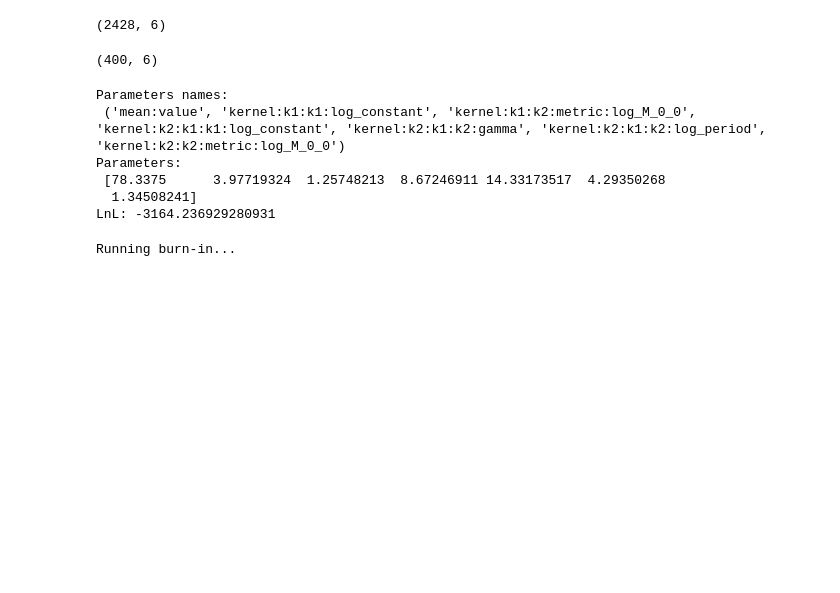
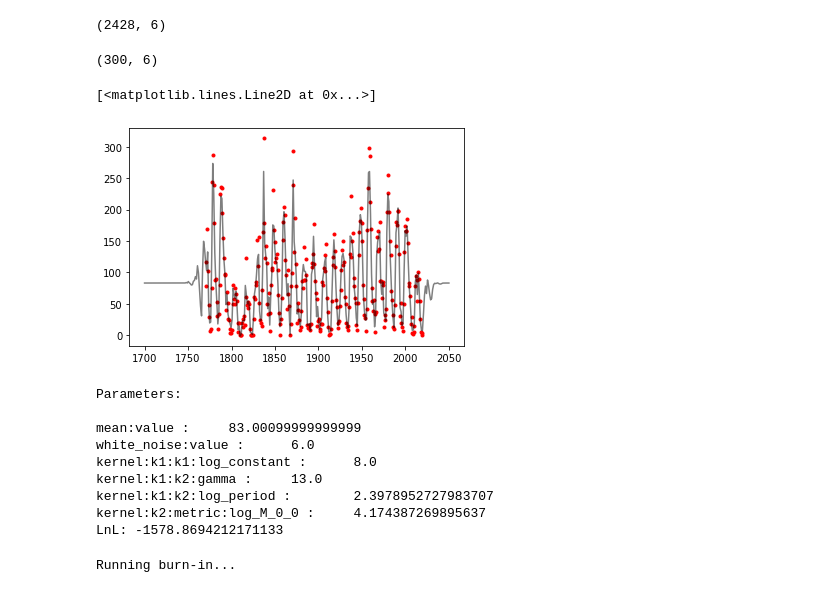
Before and after one commit to christandoi/ast596fds-final, a Jupyter notebook: frank/nb1.ipynb, the cells around one changed output. Saved outputs shown, nothing was run; the diff lists cells and outputs as text; code cells hidden in the pictures; blank space fills up the shorter version.

```diff
--- a/frank/nb1.ipynb
+++ b/frank/nb1.ipynb
@@ -158,46 +158,57 @@ silso_monthly = silso_monthly[silso_monthly[:,3] != -1]
 silso_monthly.shape
 # %% [output]
 (2428, 6)
-# %%
-k1 = 66**2 * kernels.ExpSquaredKernel(metric=67**2)
-k2 = 2.4**2 * kernels.ExpSquaredKernel(90**2) * kernels.ExpSine2Kernel(gamma=2/1.3**2, log_period=0.0)
-k3 = 0.66**2 * kernels.RationalQuadraticKernel(log_alpha=np.log(0.78), metric=1.2**2)
-k4 = 0.18**2 * kernels.ExpSquaredKernel(1.6**2)
-kernel = k1 + k2 + k3 + k4
 # %%
-k1 = np.exp(5.9) * kernels.ExpSquaredKernel(metric=np.exp(1.7))
-k2 = np.exp(8.3) * kernels.ExpSine2Kernel(gamma=13,log_period=2.4)* kernels.ExpSquaredKernel(metric=np.exp(1))
-# k3 = np.exp(5.5) * kernels.ExpSquaredKernel(metric=np.exp(-10))
-# k4 = np.exp(1) * kernels.RationalQuadraticKernel(log_alpha=np.log(0.78), metric=1.2**2)
+guess = np.array([np.log(8)])
 
-kernel =  k1 + k2 #+ k3 + k4
+
+def kernel(A,gamma,logP,m):
+
+    # k1 = np.exp(5.9) * kernels.ExpSquaredKernel(metric=np.exp(1.7))
+    k2 = A * kernels.ExpSine2Kernel(gamma=gamma,log_period=logP)* \
+    kernels.ExpSquaredKernel(metric=m)
+    # k3 = np.exp(5.5) * kernels.ExpSquaredKernel(metric=np.exp(-10))
+    # k4 = np.exp(1) * kernels.RationalQuadraticKernel(log_alpha=np.log(0.78), metric=1.2**2)
+
+    return k2
 # %%
 # select only nth data points
-nth = 15
-data_select = silso_monthly[-400:]
+nth = 10
+data_select = silso_monthly[-3000::nth]
 print(data_select.shape)
 
 t = data_select[:,1]
 y = data_select[:,2]
 yerr = data_select[:,3]
 
-t_train = data_train[:,1]
-y_train = data_train[:,2]
-yerr_train = data_train[:,3]
+guess = [np.exp(8), 13, np.log(11), 65]
 
-gp = george.GP(kernel, mean=np.mean(y), fit_mean=True)
+gp = george.GP(kernel=kernel(*guess), mean=np.mean(y), fit_mean=True,
+              white_noise=6, fit_white_noise=True)
 gp.compute(t, yerr)
+
+t_pred = np.linspace(1700,2050,300)
+pred = gp.predict(y, t_pred, return_cov=False)
+
+plt.plot(data_select[:,1], data_select[:,2], 'r.')
+plt.plot(t_pred, pred, 'k', alpha=0.5)
 # %% [output]
-(400, 6)
+(300, 6)
+[<matplotlib.lines.Line2D at 0x...>]
+[figure, added]
 # %%
 p = gp.get_parameter_vector()
-print('Parameters names:\n', gp.get_parameter_names())
-print('Parameters:\n', p)
+print('Parameters:\n')
+for para in gp.get_parameter_dict():
+    print(para,':\t',gp.get_parameter_dict()[para])
 print('LnL:', lnprob(p))
 # %% [output]
-Parameters names:
- ('mean:value', 'kernel:k1:k1:log_constant', 'kernel:k1:k2:metric:log_M_0_0', 'kernel:k2:k1:k1:log_constant', 'kernel:k2:k1:k2:gamma', 'kernel:k2:k1:k2:log_period', 'kernel:k2:k2:metric:log_M_0_0')
 Parameters:
- [78.3375      3.97719324  1.25748213  8.67246911 14.33173517  4.29350268
-  1.34508241]
-LnL: -3164.236929280931
+
+mean:value :     83.00099999999999
+white_noise:value :      6.0
+kernel:k1:k1:log_constant :      8.0
+kernel:k1:k2:gamma :     13.0
+kernel:k1:k2:log_period :        2.3978952727983707
+kernel:k2:metric:log_M_0_0 :     4.174387269895637
+LnL: -1578.8694212171133
```
Also changed, not shown: parts of 9 cells of this notebook, 1 other file.
